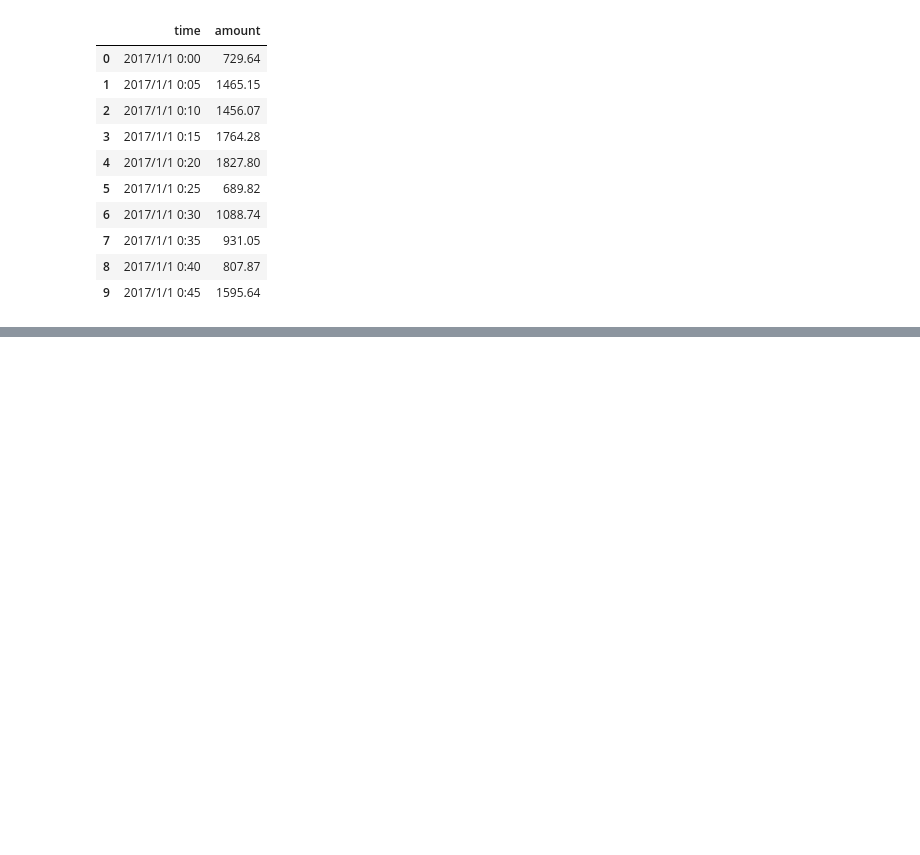
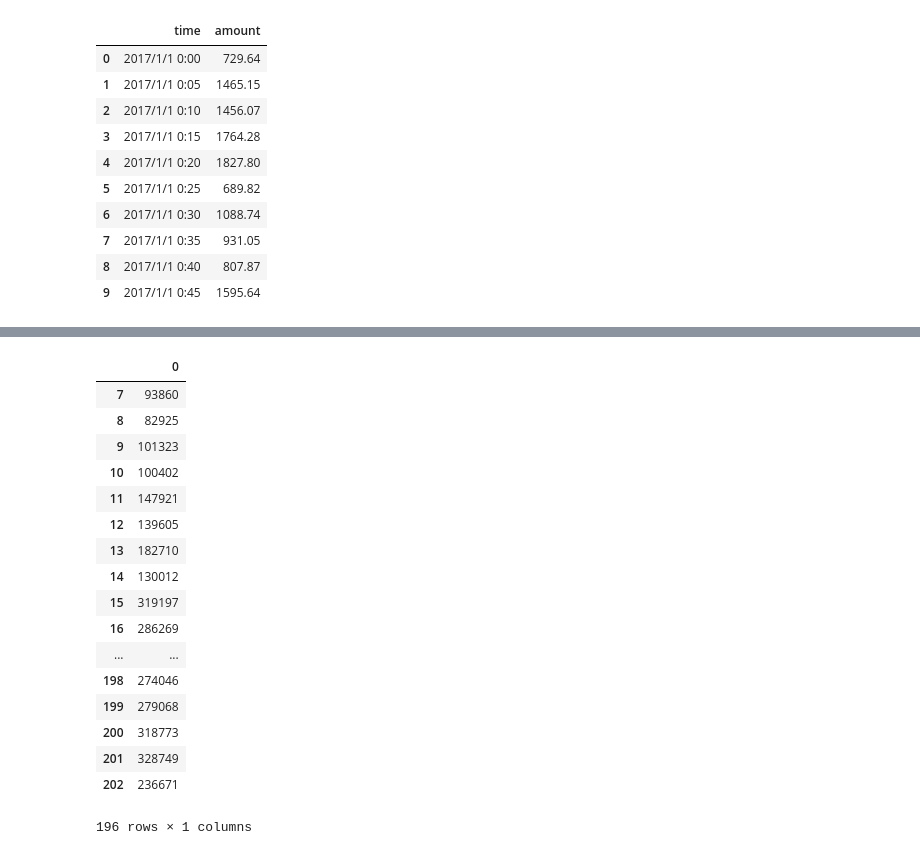
Before and after one commit to ericwannn/cash-flow-prediction, a Jupyter notebook: EDA.ipynb, the cells around one changed output, grey strips where cells are left out. Saved outputs shown, nothing was run; the diff lists cells and outputs as text; code cells hidden in the pictures; blank space fills up the shorter version.

```diff
--- a/EDA.ipynb
+++ b/EDA.ipynb
@@ -44,0 +146,3 @@ with open('data2.csv', 'w+') as f:
+# %%
+data = pd.read_csv('pdata.csv', header=None)
+target = pd.read_csv('target.csv', header=None)
@@ -44,0 +178,21 @@ with open('data2.csv', 'w+') as f:
+# %%
+target[7:]
+# %% [output]
+|  | 0 |
+| 7 | 93860 |
+| 8 | 82925 |
+| 9 | 101323 |
+| 10 | 100402 |
+| 11 | 147921 |
+| 12 | 139605 |
+| 13 | 182710 |
+| 14 | 130012 |
+| 15 | 319197 |
+| 16 | 286269 |
+| ... | ... |
+| 198 | 274046 |
+| 199 | 279068 |
+| 200 | 318773 |
+| 201 | 328749 |
+| 202 | 236671 |
+196 rows × 1 columns
```
Also changed, not shown: parts of 18 cells of this notebook, 8 other files.
